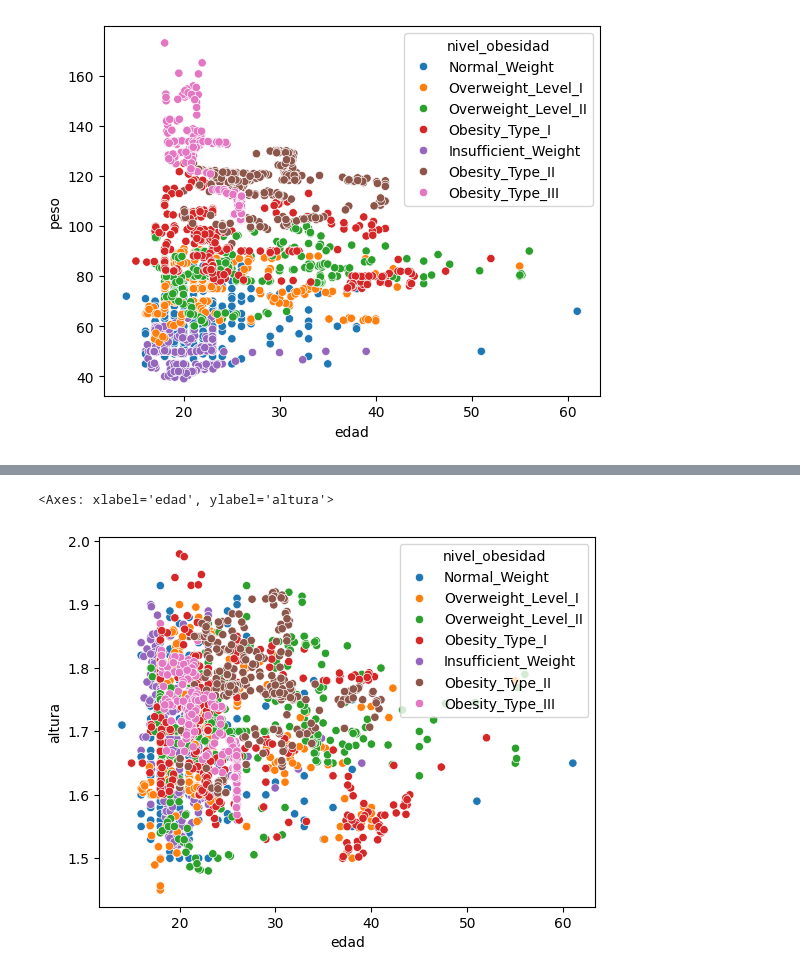
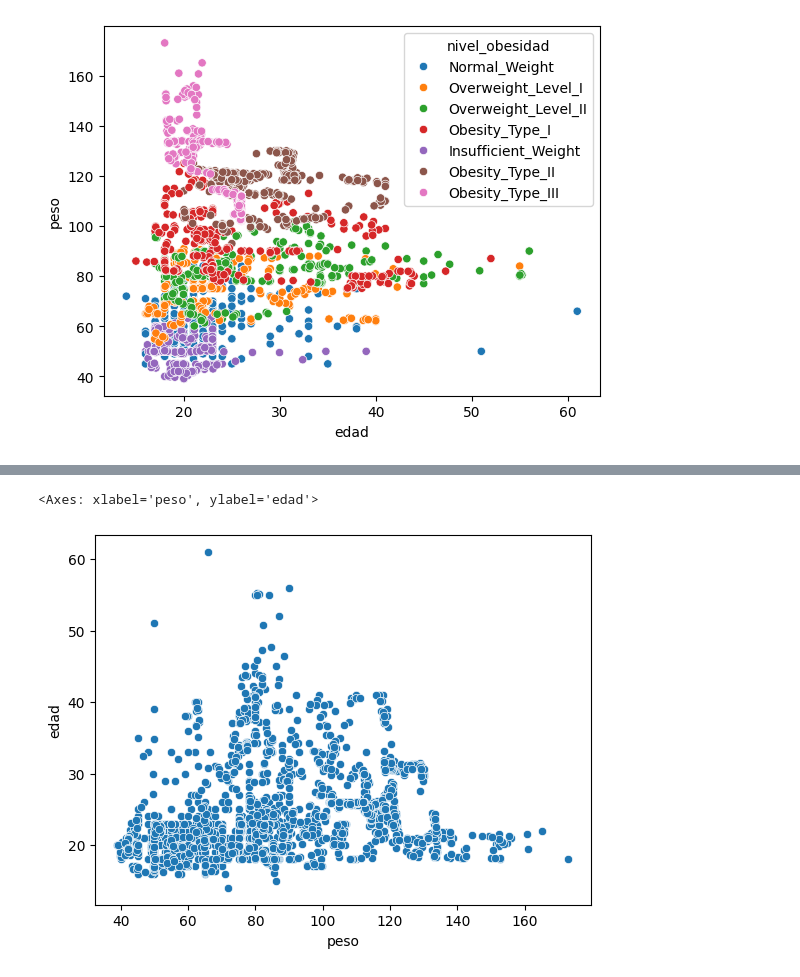
Before and after one commit to andresgabas/DS2-Coderhouse, a Jupyter notebook: Proyecto.ipynb, the cells around one changed output, grey strips where cells are left out. Cells and saved outputs as stored; diff of their text form; code cells hidden in the pictures.

```diff
--- a/Proyecto.ipynb
+++ b/Proyecto.ipynb
@@ -138,5 +176,5 @@ group_obesity_lavels =
 # %%
-sns.scatterplot(data=data, x="edad", y="altura", hue='nivel_obesidad')
+sns.scatterplot(data=data, x="peso", y="edad")
 # %% [output]
-<Axes: xlabel='edad', ylabel='altura'>
+<Axes: xlabel='peso', ylabel='edad'>
-[figure, old version]
+[figure, new version]
```
Also changed, not shown: parts of 13 cells of this notebook.
